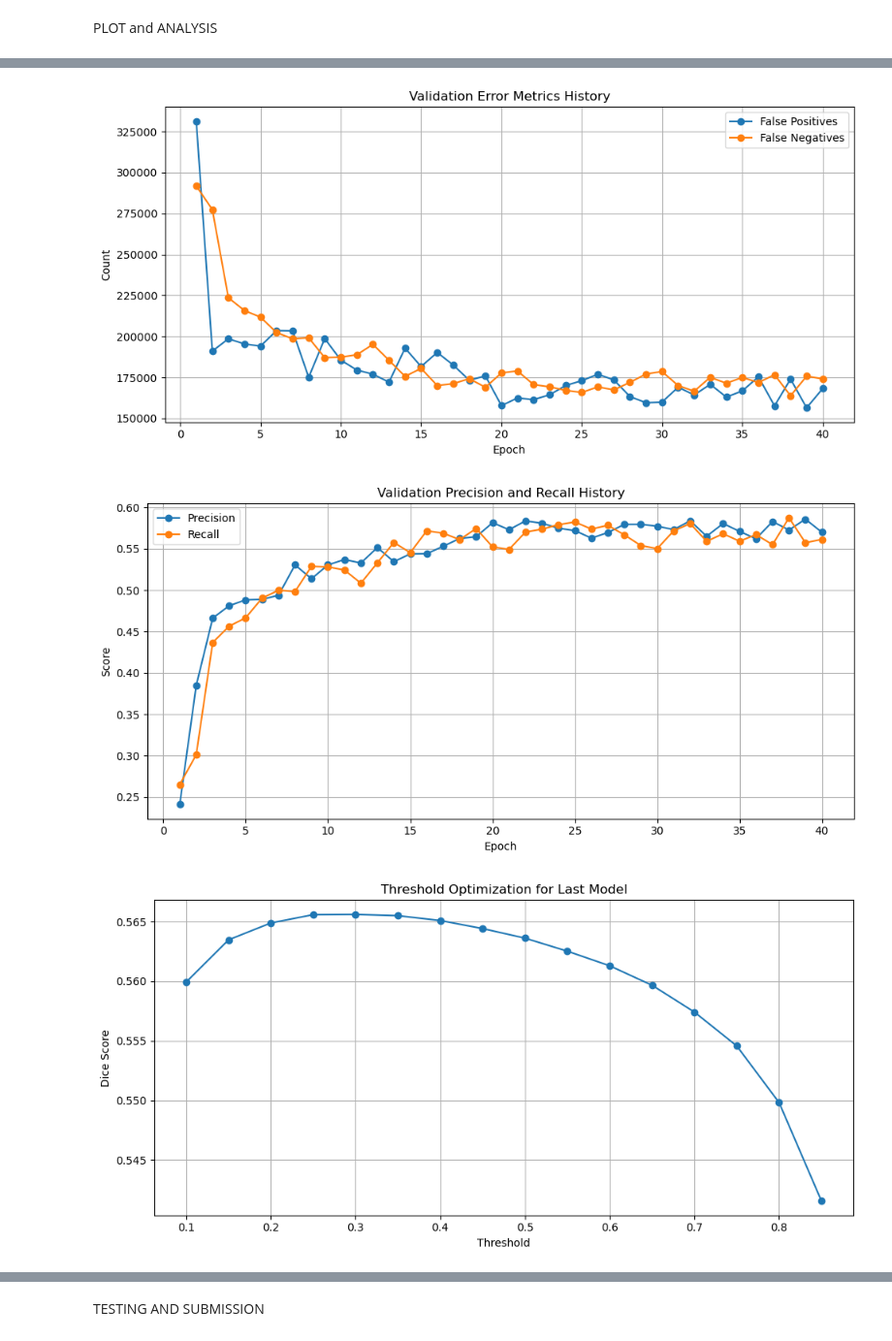
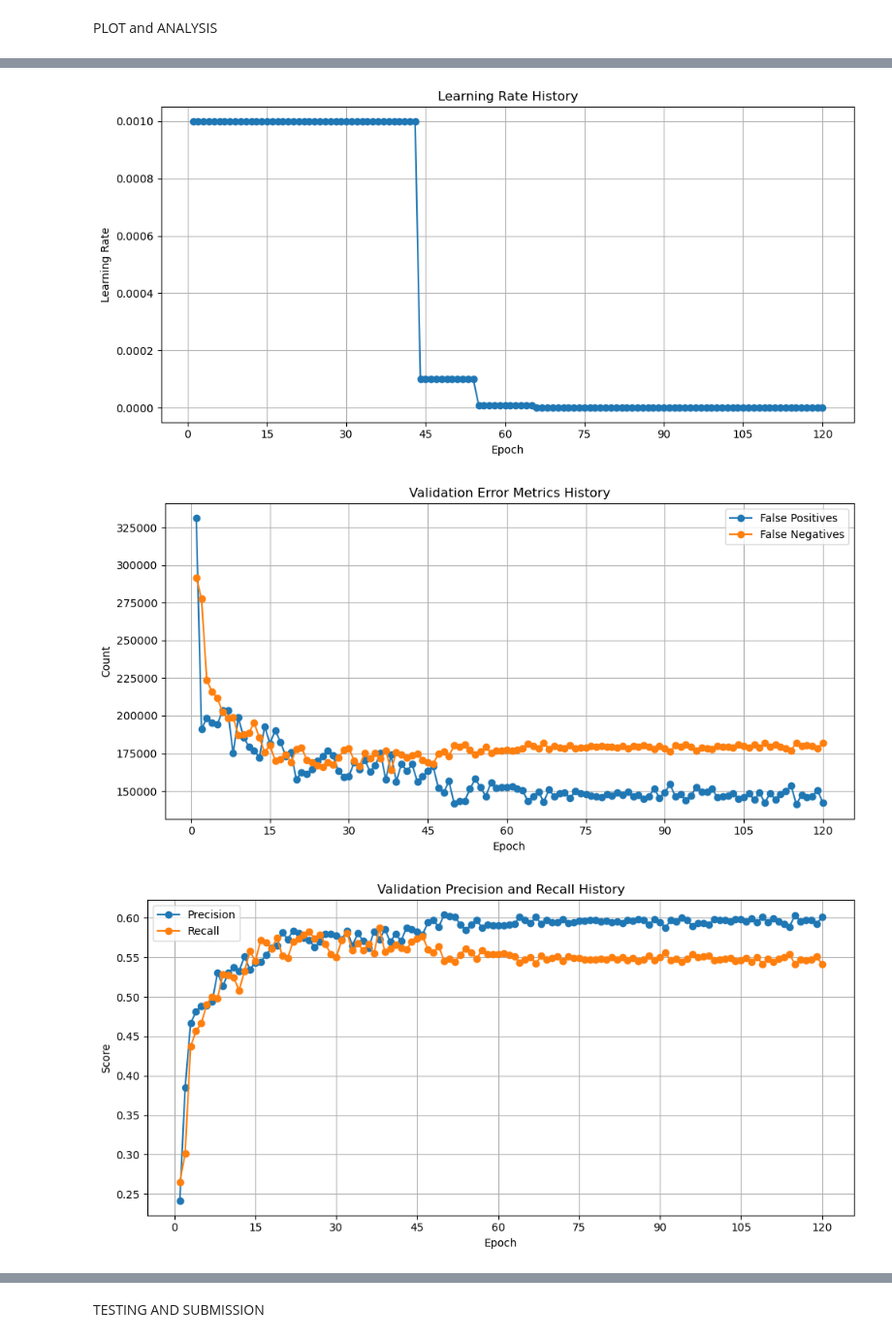
Before and after one commit to Dinis-CM/Contrail-Detection, a Jupyter notebook: model1.ipynb, the cells around one changed output, grey strips where cells are left out. Shown at 97% size. Saved outputs shown, nothing was run; the diff lists cells and outputs as text; code cells hidden in the pictures.

Commit message:
LR Scheduler
It's plateauing

```diff
--- a/model1.ipynb
+++ b/model1.ipynb
@@ -33,7 +33,7 @@ from src.metric import global_dice, write_submission
 # %% [markdown]
 SETTINGS
 # %%
-SESSION_ID = "model01_dicebce0.2_loss"
+SESSION_ID = "model01_dicebce0.2_loss_scheduler"
 
 # Seed
 SEED = 2006
@@ -66,7 +66,7 @@ OVERFIT_NUM_IMAGES = 5
 VAL_SPLIT = 0.2
 
 # Model and Training
-MAX_EPOCHS = 40
+MAX_EPOCHS = 120
 THRESHOLD_RANGE = np.arange(0.1, 0.9, 0.05)
 LEARNING_RATE = 1e-3
 WEIGHT_DICE = 0.2
@@ -74,6 +74,7 @@ WEIGHT_DICE = 0.2
 model = Models.model01.Contrail_CNN()
 criterion = criterions.DiceBCELoss(weight_dice=WEIGHT_DICE)
 optimizer = torch.optim.Adam(model.parameters(), lr=LEARNING_RATE)
+scheduler = torch.optim.lr_scheduler.ReduceLROnPlateau(optimizer, "max")
 
 # Plot
 PLOT_INPUT = False
@@ -167,6 +168,7 @@ model.to(device)
 
 loss_history = []
 epoch_full_history = []
+learning_rate_history = []
 
 validation_history = {
     "best_dice": [],
@@ -257,7 +259,8 @@ for epoch in range(MAX_EPOCHS):
             "false_positives": false_positives,
             "false_negatives": false_negatives,
             "precision": precision,
-            "recall": recall
+            "recall": recall,
+            "learning_rate": optimizer.param_groups[0]['lr']
         })
 
         if dice_score > best_val_dice:
@@ -286,6 +289,9 @@ for epoch in range(MAX_EPOCHS):
         torch.save(model.state_dict(), os.path.join(OUTPUT_PATH, "best_model.pth"))
         print(f"--- New best model saved with Validation Dice: {best_global_dice:.4f} ---")
 
+    learning_rate_history.append(optimizer.param_groups[0]['lr'])
+    scheduler.step(best_val_dice)
+
 # Save the last model
 torch.save(model.state_dict(), os.path.join(OUTPUT_PATH, "last_model.pth"))
 # %% [output]
@@ -344,6 +350,19 @@ if PLOT_OUTPUT:
     plt.grid(True)
     plt.gca().xaxis.set_major_locator(ticker.MaxNLocator(integer=True))
     plt.savefig(os.path.join(OUTPUT_PATH, "validation_dice_history.png"))
+    plt.tight_layout()
+    plt.show()
+    plt.close()
+
+    # Learning Rate
+    plt.figure(figsize=(10, 5))
+    plt.plot(epochs_range, learning_rate_history, marker='o')
+    plt.title('Learning Rate History')
+    plt.xlabel('Epoch')
+    plt.ylabel('Learning Rate')
+    plt.grid(True)
+    plt.gca().xaxis.set_major_locator(ticker.MaxNLocator(integer=True))
+    plt.savefig(os.path.join(OUTPUT_PATH, "learning_rate_history.png"))
     plt.tight_layout()
     plt.show()
     plt.close()
@@ -468,3 +487,3 @@ Saved metrics to /home/dinis/Desktop/Universidade/Cadeiras/Ano4-Q1/AE4353 Artifi
-[figure, old version]
+[figure, new version]
-[figure, old version]
+[figure, new version]
-[figure, old version]
+[figure, new version]
```
Also changed, not shown: parts of 3 cells of this notebook, 12 other files.
